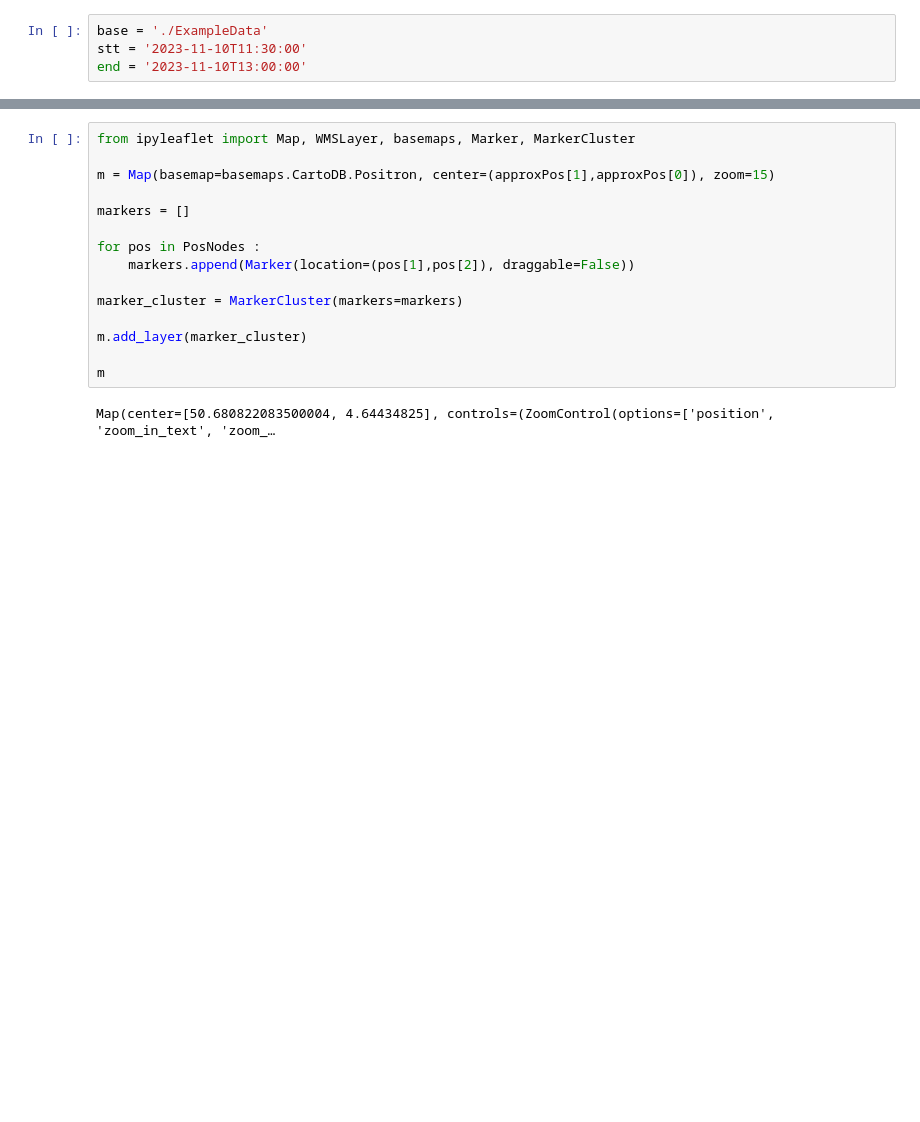
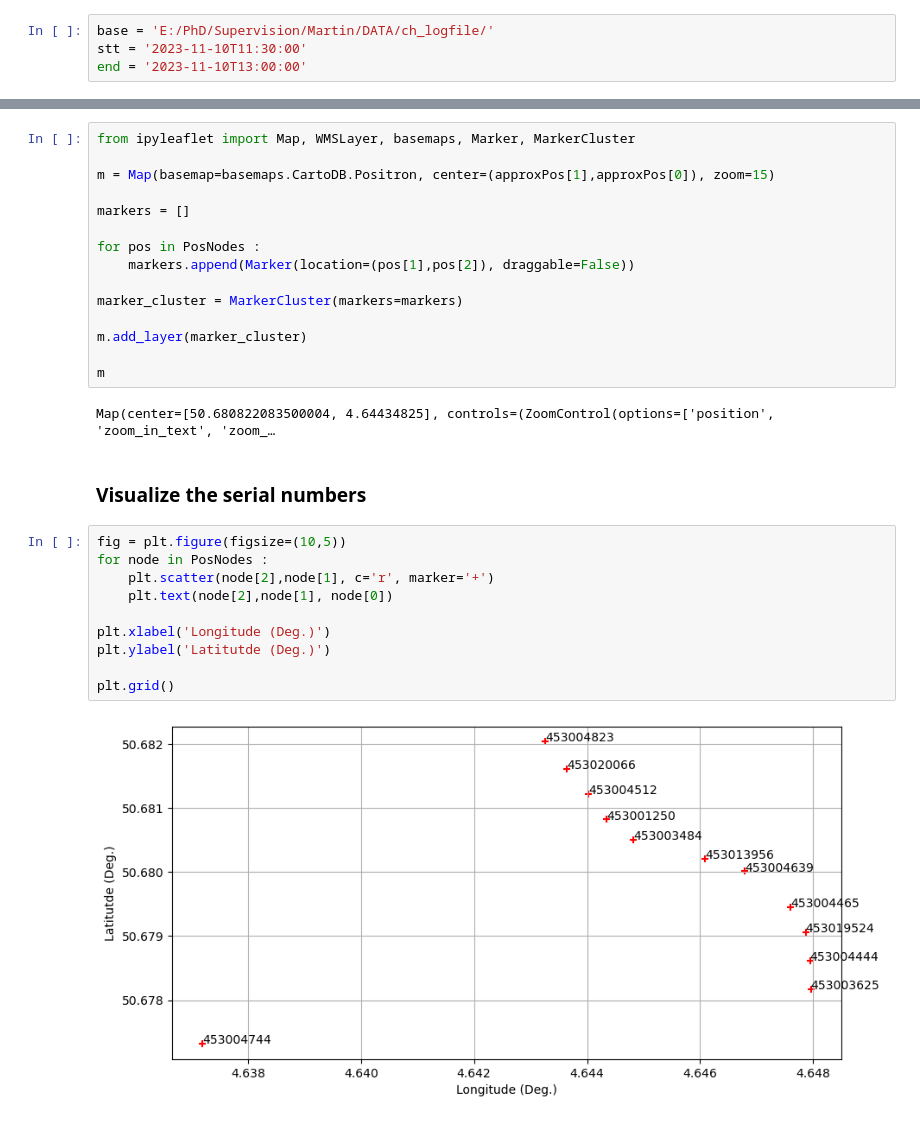
Before and after one commit to ULB-SeismoLab/Minions-Toolbox, a Jupyter notebook: approx_positioning.ipynb, the cells around one changed output, grey strips where cells are left out. Drawn from its saved outputs; the diff is of its cells as text; blank space fills up the shorter version.

Commit message:
See serial number

```diff
--- a/approx_positioning.ipynb
+++ b/approx_positioning.ipynb
@@ -81,7 +81,7 @@ Map(center=[50.680822083500004, 4.64434825], controls=(ZoomControl(options=['pos
 # %% [markdown]
 ## For multiple geophones
 # %%
-base = './ExampleData'
+base = 'E:/PhD/Supervision/Martin/DATA/ch_logfile/'
 stt = '2023-11-10T11:30:00'
 end = '2023-11-10T13:00:00'
 # %%
@@ -118,3 +130,17 @@ m.add_layer(marker_cluster)
 m
 # %% [output]
 Map(center=[50.680822083500004, 4.64434825], controls=(ZoomControl(options=['position', 'zoom_in_text', 'zoom_…
+# %% [markdown]
+### Visualize the serial numbers
+# %%
+fig = plt.figure(figsize=(10,5))
+for node in PosNodes :
+    plt.scatter(node[2],node[1], c='r', marker='+')
+    plt.text(node[2],node[1], node[0])
+
+plt.xlabel('Longitude (Deg.)')
+plt.ylabel('Latitutde (Deg.)')
+
+plt.grid()
+# %% [output]
+[figure, added]
```
Also changed, not shown: parts of 2 cells of this notebook, 4 other files.
